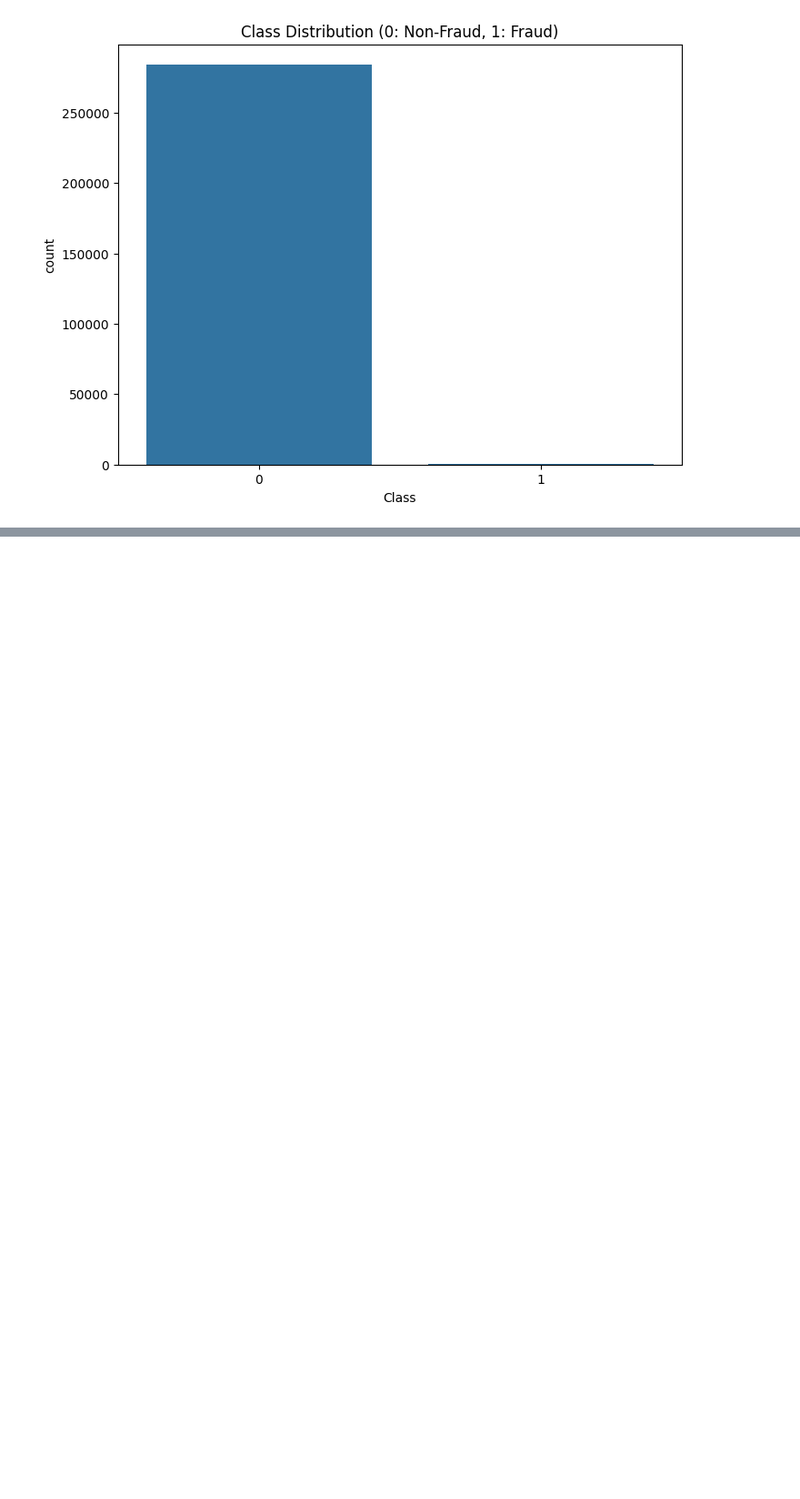
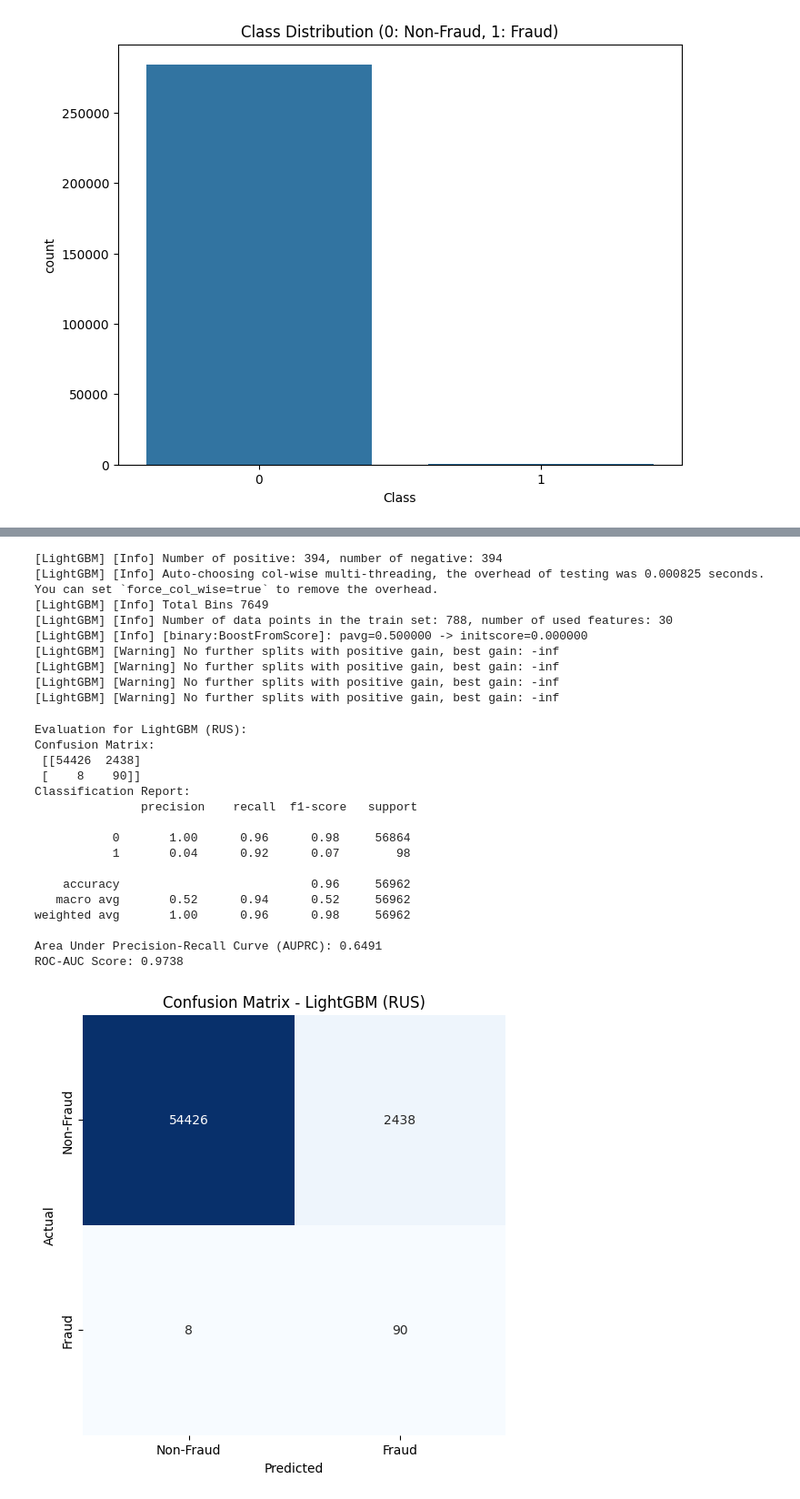
Before and after one commit to GrE3lzzz/Gittea, a Jupyter notebook: My_Paypal.ipynb, the cells around one changed output, grey strips where cells are left out. Shown at 91% size. Saved outputs shown, nothing was run; the diff lists cells and outputs as text; code cells hidden in the pictures; blank space fills up the shorter version.

```diff
--- a/My_Paypal.ipynb
+++ b/My_Paypal.ipynb
@@ -236 +163,50 @@ plt.show()
+# %%
+# LightGBM (with Random Under-Sampling)
+numeric_features = X.columns.tolist()
+numeric_transformer = Pipeline(steps=[
+    ('imputer', SimpleImputer(strategy='median')),
+    ('scaler', RobustScaler())
+])
+
+preprocessor = ColumnTransformer(
+    transformers=[('num', numeric_transformer, numeric_features)]
+)
+
+pipeline = Pipeline(steps=[
+    ('preprocessor', preprocessor),
+    ('classifier', LGBMClassifier(random_state=42))
+])
+
+pipeline.fit(X_train_rus, y_train_rus)
+y_pred_lgbm = pipeline.predict(X_test)
+y_proba_lgbm = pipeline.predict_proba(X_test)[:, 1]
+evaluate_model(y_test, y_pred_lgbm, y_proba_lgbm, "LightGBM (RUS)")
+# %% [output]
+[LightGBM] [Info] Number of positive: 394, number of negative: 394
+[LightGBM] [Info] Auto-choosing col-wise multi-threading, the overhead of testing was 0.000825 seconds.
+You can set `force_col_wise=true` to remove the overhead.
+[LightGBM] [Info] Total Bins 7649
+[LightGBM] [Info] Number of data points in the train set: 788, number of used features: 30
+[LightGBM] [Info] [binary:BoostFromScore]: pavg=0.500000 -> initscore=0.000000
+[LightGBM] [Warning] No further splits with positive gain, best gain: -inf
+[LightGBM] [Warning] No further splits with positive gain, best gain: -inf
+[LightGBM] [Warning] No further splits with positive gain, best gain: -inf
+[LightGBM] [Warning] No further splits with positive gain, best gain: -inf
+Evaluation for LightGBM (RUS):
+Confusion Matrix:
+ [[54426  2438]
+ [    8    90]]
+Classification Report:
+               precision    recall  f1-score   support
+
+           0       1.00      0.96      0.98     56864
+           1       0.04      0.92      0.07        98
+
+    accuracy                           0.96     56962
+   macro avg       0.52      0.94      0.52     56962
+weighted avg       1.00      0.96      0.98     56962
+
+Area Under Precision-Recall Curve (AUPRC): 0.6491
+ROC-AUC Score: 0.9738
+[figure, added]
 # %%
```
Also changed, not shown: parts of 19 cells of this notebook.
